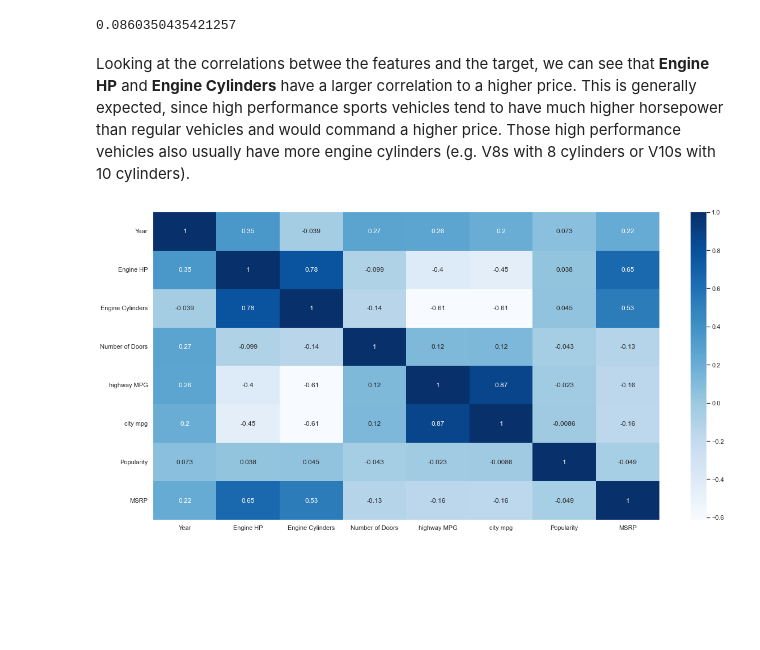
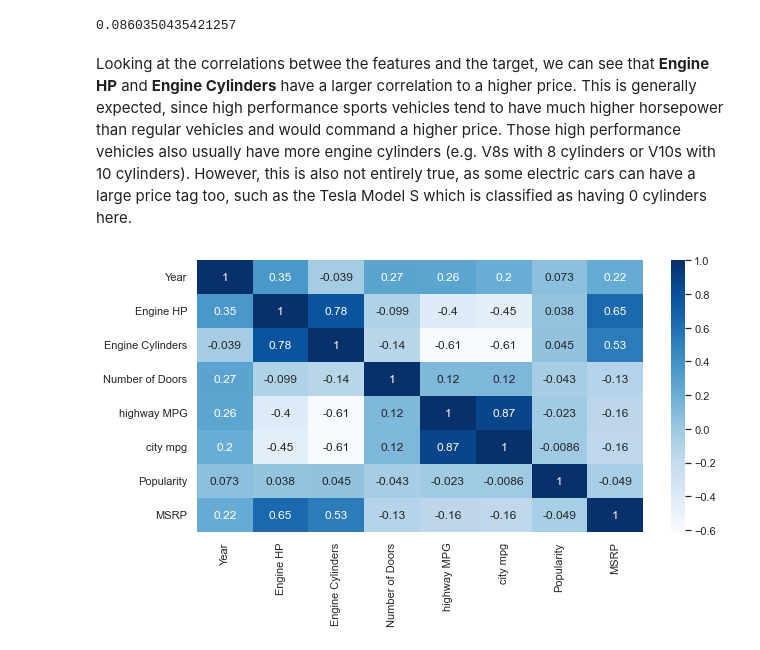
Before and after one commit to erictsai1208/car-price-predictor, a Jupyter notebook: car_price_predict.ipynb, the cells around one changed output. Drawn from its saved outputs; the diff is of its cells as text; code cells hidden in the pictures; blank space fills up the shorter version.

```diff
--- a/car_price_predict.ipynb
+++ b/car_price_predict.ipynb
@@ -41,4 +46,3 @@ Before doing anything, I am going to combine the <b>Make</b> and <b>Model</b> of
 # %%
 df["Model"] = df["Make"] + " " + df["Model"]
-df.drop(columns=["Make"], inplace=True)
-df
+df["Market Category"].fillna("", inplace=True)
@@ -235,11 +225,11 @@ dtype: int64
 # %% [output]
 0.0860350435421257
 # %% [markdown]
-Looking at the correlations betwee the features and the target, we can see that <b>Engine HP</b> and <b>Engine Cylinders</b> have a larger correlation to a higher price. This is generally expected, since high performance sports vehicles tend to have much higher horsepower than regular vehicles and would command a higher price. Those high performance vehicles also usually have more engine cylinders (e.g. V8s with 8 cylinders or V10s with 10 cylinders).
+Looking at the correlations betwee the features and the target, we can see that <b>Engine HP</b> and <b>Engine Cylinders</b> have a larger correlation to a higher price. This is generally expected, since high performance sports vehicles tend to have much higher horsepower than regular vehicles and would command a higher price. Those high performance vehicles also usually have more engine cylinders (e.g. V8s with 8 cylinders or V10s with 10 cylinders). However, this is also not entirely true, as some electric cars can have a large price tag too, such as the Tesla Model S which is classified as having 0 cylinders here.
 # %%
 cor = train_df.corr()
-plt.figure(figsize=(20, 10))
+plt.figure(figsize=(10, 5))
 sns.set(font_scale=1)
 sns.heatmap(cor, annot=True, cmap=plt.cm.Blues);
 # %% [output]
-[figure, old version]
+[figure, new version]
```
Also changed, not shown: parts of 21 cells of this notebook.
